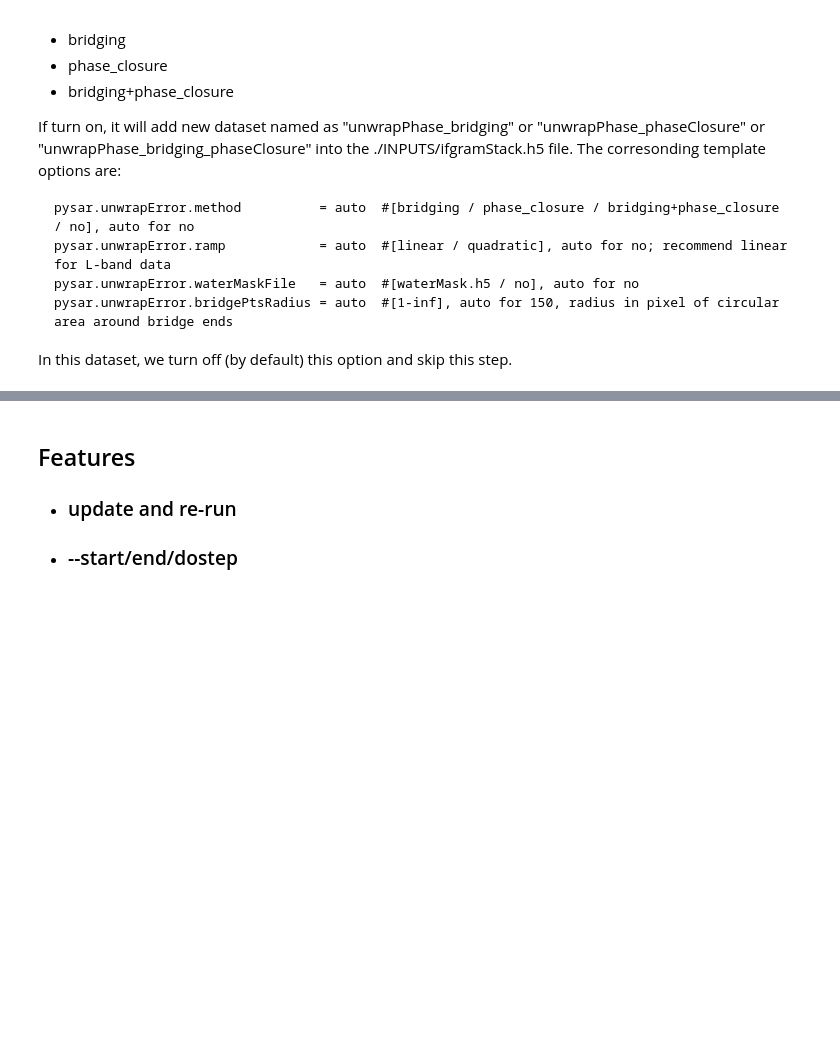
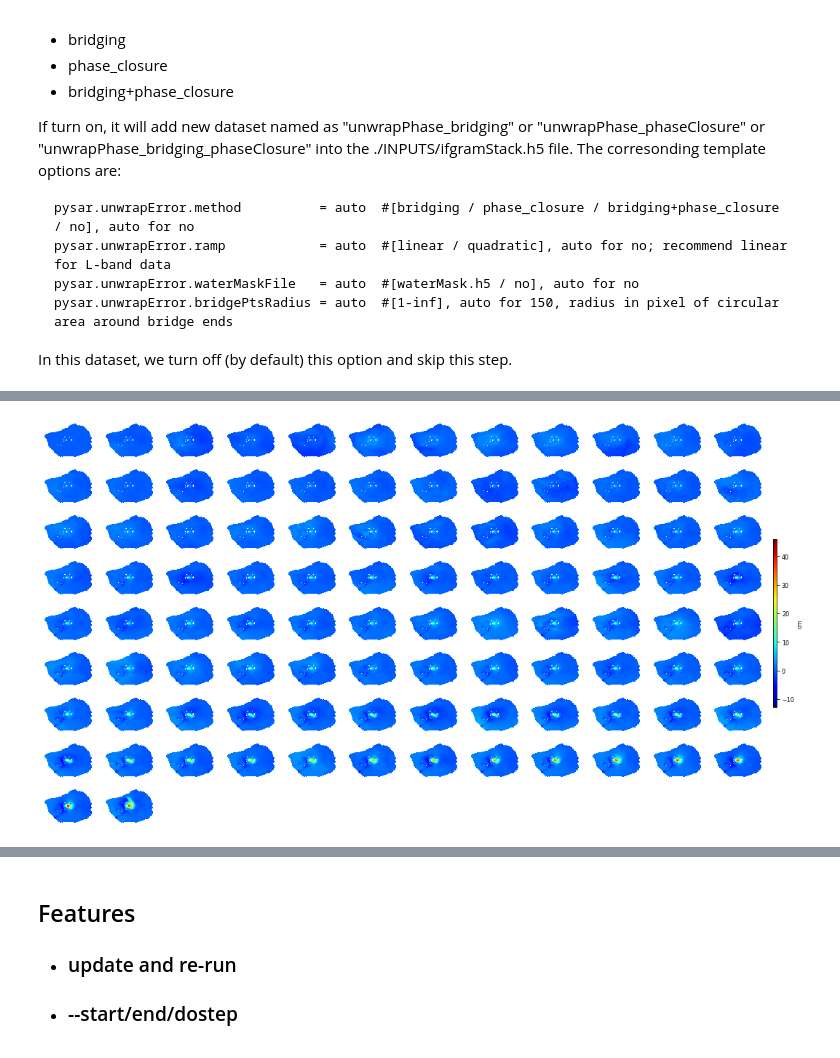
Before and after one commit to insarlab/MintPy, a Jupyter notebook: docs/Notebooks/pysarApp.ipynb, the cells around one changed output, grey strips where cells are left out. Cells and saved outputs as stored; diff of their text form; code cells hidden in the pictures; blank space fills up the shorter version.

Commit message:
view: add viewer class
view.py: move the content in the previous main() to form the viewer objects, in order to support the flexible notebook plotting.

Notebooks/pysarApp: add network inversion step

```diff
--- a/docs/Notebooks/pysarApp.ipynb
+++ b/docs/Notebooks/pysarApp.ipynb
@@ -38,10 +38,10 @@ Here we use the InSAR stack from Sentinel-1 satellite descending track 128 acqui
 
 The cell below performs the intial setup of the notebook and must be run every time the notebook is used. It defines the processing location and check the example dataset. It is possible to partially complete the exercise, close the notebook, and come back and continue later from that point, but this initialization must be re-run.
 # %%
-%matplotlib notebook
+%matplotlib inline
 import os
 import matplotlib.pyplot as plt
-from pysar.view import prep_slice, plot_slice
+from pysar.view import viewer
 
 # define the work directory
 work_dir = os.path.expanduser('~/work')
@@ -67,10 +67,10 @@ print('Go to project directory: {}'.format(proj_dir))
 # visualization functions
 def view(fname):
     """Plot input file using view.py script from PySAR"""
-    fig, ax = plt.subplots()
-    cmd = 'view.py {} --noverbose'.format(fname)
-    d_v, atr ,inps = prep_slice(cmd)
-    ax, inps, im, cbar = plot_slice(ax, d_v, atr, inps)
+    cmd = 'view.py {} --noverbose --notitle --notick --noaxis'.format(fname)
+    obj = viewer(cmd=cmd)
+    inps = obj.open()
+    obj.plot(inps)
     plt.show()
     return
 # %% [output]
@@ -440,0 +492,4 @@ This step inverts the network of interferograms for the raw phase time-series. N
+# %%
+view('timeseries.h5')     #plot the raw phase time-series
+# %% [output]
+[figure, added]
```
Also changed, not shown: parts of 8 cells of this notebook, 1 other file.
